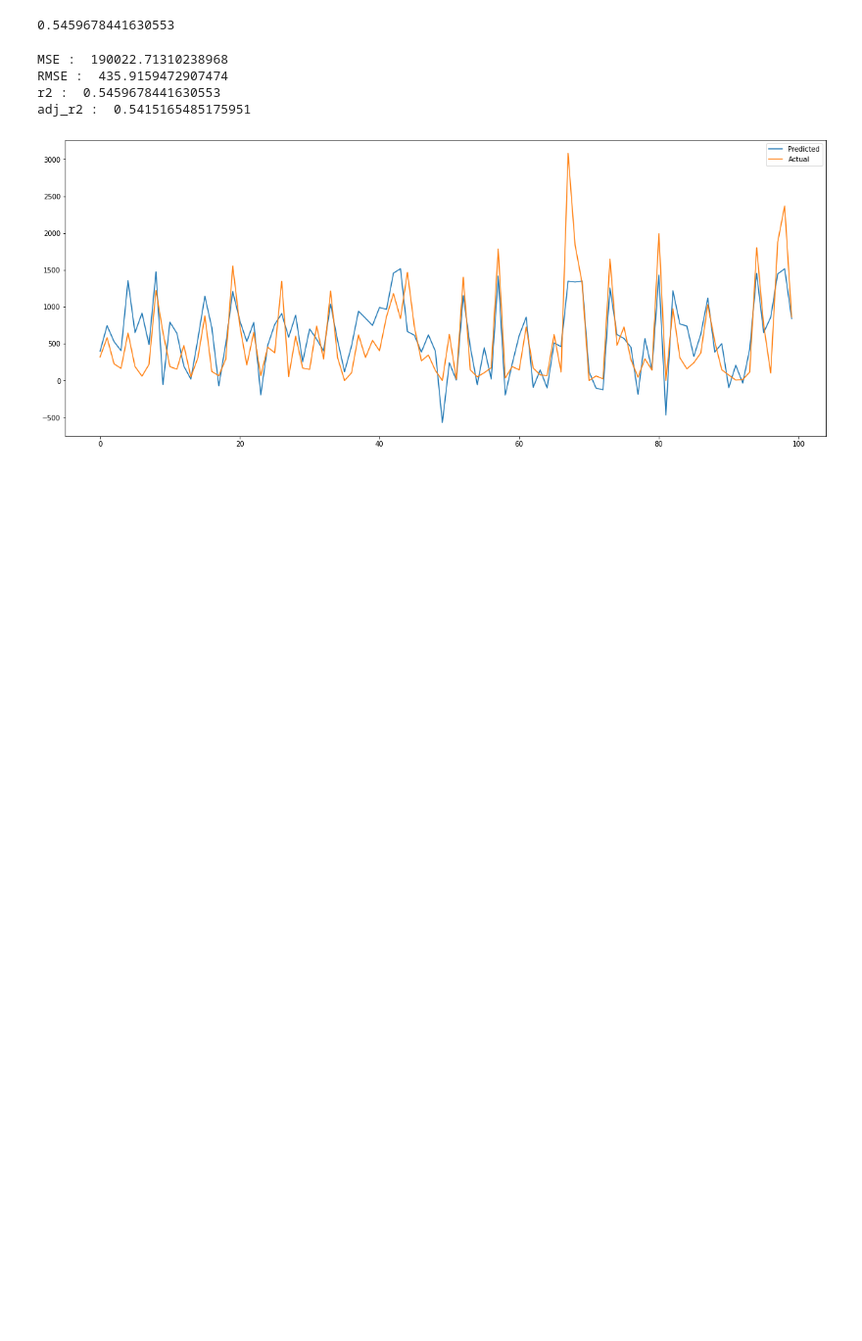
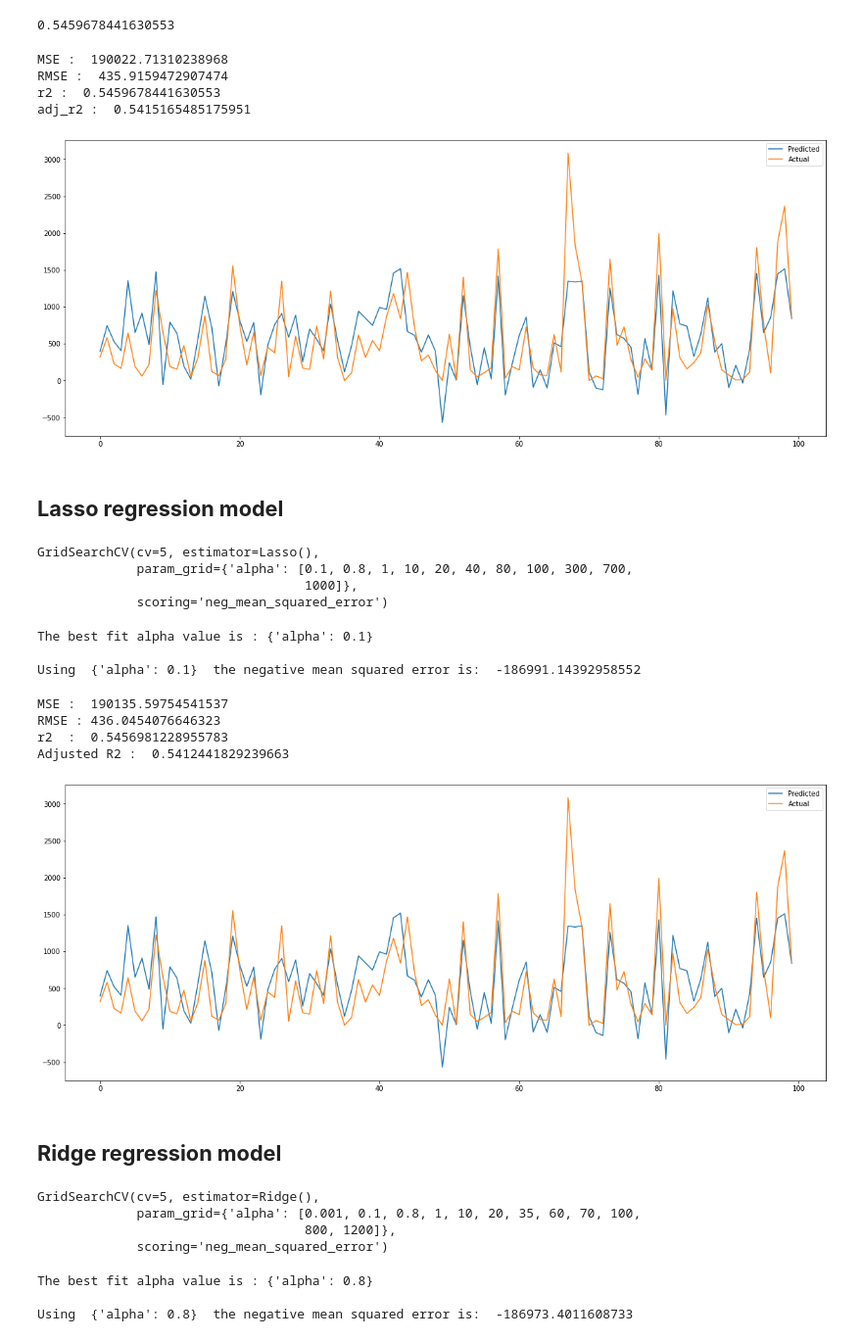
Before and after one commit to Jaypardeshii/Bike-Sharing-Demand-Prediction, a Jupyter notebook: Copy_of_Bike_Sharing_Demand_Prediction_Capstone_Project.ipynb, the cells around one changed output. Shown at 98% size. Drawn from its saved outputs; the diff is of its cells as text; code cells hidden in the pictures; blank space fills up the shorter version.

```diff
--- a/Copy_of_Bike_Sharing_Demand_Prediction_Capstone_Project.ipynb
+++ b/Copy_of_Bike_Sharing_Demand_Prediction_Capstone_Project.ipynb
@@ -444,3 +443,79 @@ plt.legend(["Predicted","Actual"])
 plt.show()
 # %% [output]
 [figure]
+# %% [markdown]
+## **Lasso regression model**
+# %%
+# Cross validation
+
+from sklearn.linear_model import Lasso
+from sklearn.model_selection import GridSearchCV
+lasso = Lasso()
+parameters = {'alpha': [0.1,0.8,1,10,20,40,80,100,300,700,1000]}
+lasso_regressor = GridSearchCV(lasso, parameters, scoring = 'neg_mean_squared_error', cv=5)
+lasso_regressor.fit(X_train, Y_train)
+# %% [output]
+GridSearchCV(cv=5, estimator=Lasso(),
+             param_grid={'alpha': [0.1, 0.8, 1, 10, 20, 40, 80, 100, 300, 700,
+                                   1000]},
+             scoring='neg_mean_squared_error')
+# %%
+# getting best parameters
+
+print("The best fit alpha value is :" ,lasso_regressor.best_params_)
+print("\nUsing ",lasso_regressor.best_params_, " the negative mean squared error is: ", lasso_regressor.best_score_)
+# %% [output]
+The best fit alpha value is : {'alpha': 0.1}
+
+Using  {'alpha': 0.1}  the negative mean squared error is:  -186991.14392958552
+# %%
+Y_pred_lasso = lasso_regressor.predict(X_test)
+# %%
+MSE = mean_squared_error(Y_test, Y_pred_lasso)
+print('MSE : ',MSE)
+
+RMSE = np.sqrt(MSE)
+print('RMSE :',RMSE)
+
+r2_lasso_test = r2_score(Y_test, Y_pred_lasso)
+print('r2  : ',r2_lasso_test)
+print("Adjusted R2 : ",1-(1-r2_score(Y_test,Y_pred_lasso))*((X_test.shape[0]-1)/(X_test.shape[0]-X_test.shape[1]-1)))
+# %% [output]
+MSE :  190135.59754541537
+RMSE : 436.0454076646323
+r2  :  0.5456981228955783
+Adjusted R2 :  0.5412441829239663
+# %%
+# plotting results from above model
+
+plt.figure(figsize=(20,8))
+plt.plot((Y_pred_lasso[:100]))
+plt.plot(np.array((Y_test[:100])))
+plt.legend(["Predicted","Actual"])
+plt.show()
+# %% [output]
+[figure, added]
+# %% [markdown]
+## **Ridge regression model**
+# %%
+# training model
+
+from sklearn.linear_model import Ridge
+ridge = Ridge()
+parameters = {'alpha':[0.001,0.1,0.8,1,10,20,35,60,70,100,800,1200]}
+ridge_regressor = GridSearchCV(ridge, parameters, scoring='neg_mean_squared_error',cv=5)
+ridge_regressor.fit(X_train, Y_train)
+# %% [output]
+GridSearchCV(cv=5, estimator=Ridge(),
+             param_grid={'alpha': [0.001, 0.1, 0.8, 1, 10, 20, 35, 60, 70, 100,
+                                   800, 1200]},
+             scoring='neg_mean_squared_error')
+# %%
+# getting best parameters
+
+print("The best fit alpha value is :" ,ridge_regressor.best_params_)
+print("\nUsing ",ridge_regressor.best_params_, " the negative mean squared error is: ", ridge_regressor.best_score_)
+# %% [output]
+The best fit alpha value is : {'alpha': 0.8}
+
+Using  {'alpha': 0.8}  the negative mean squared error is:  -186973.4011608733
```
Also changed, not shown: parts of 17 cells of this notebook.
